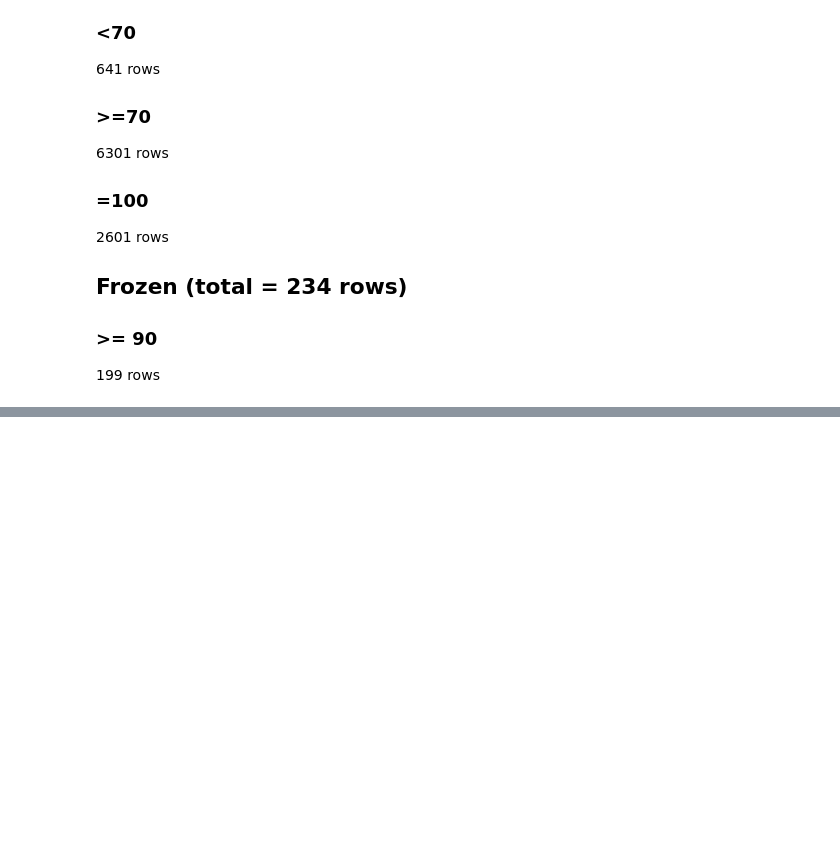
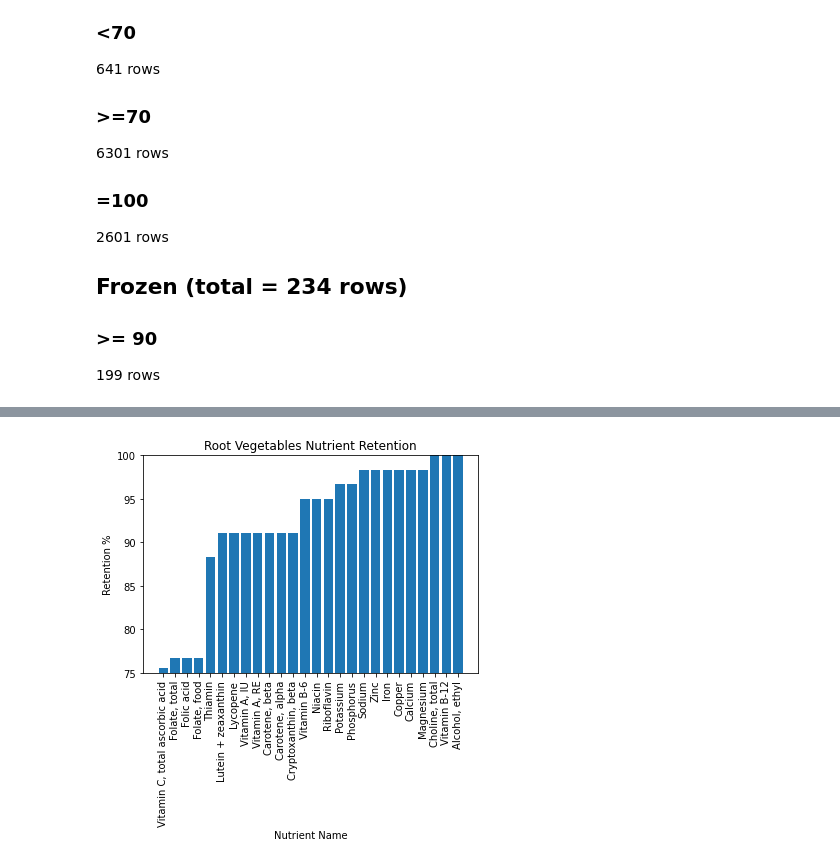
Before and after one commit to Lopotowsky/nutrient_retention, a Jupyter notebook: nutrient_retention_practice.ipynb, the cells around one changed output, grey strips where cells are left out. Cells and saved outputs as stored; diff of their text form; code cells hidden in the pictures; blank space fills up the shorter version.

```diff
--- a/nutrient_retention_practice.ipynb
+++ b/nutrient_retention_practice.ipynb
@@ -80,7 +293,16 @@ plt.bar(names, values)
 # %%
 rootveg=nr.loc[nr['food_type']=='VEG/ROOTS']
-rootveg[rootveg['cook_method_1']=="BAKED"]
-names = nr['nutrient_desc'].value_counts().plot(kind='bar')
-plt.title('Nutrient Retention in Baked Root Vegetables')
+grouped = rootveg.groupby(by="nutrient_desc")
+mean = grouped['retn_factor'].mean().sort_values()
+x = mean.index
+y = mean.values
+fig, ax=plt.subplots()
+plt.bar(x,y)
+ax.set_ylim(75,100)
+plt.title('Root Vegetables Nutrient Retention')
 plt.ylabel('Retention %')
 plt.xlabel('Nutrient Name')
+plt.xticks(rotation = 90)
+plt.show()
+# %% [output]
+[figure, added]
```
Also changed, not shown: parts of 26 cells of this notebook.
